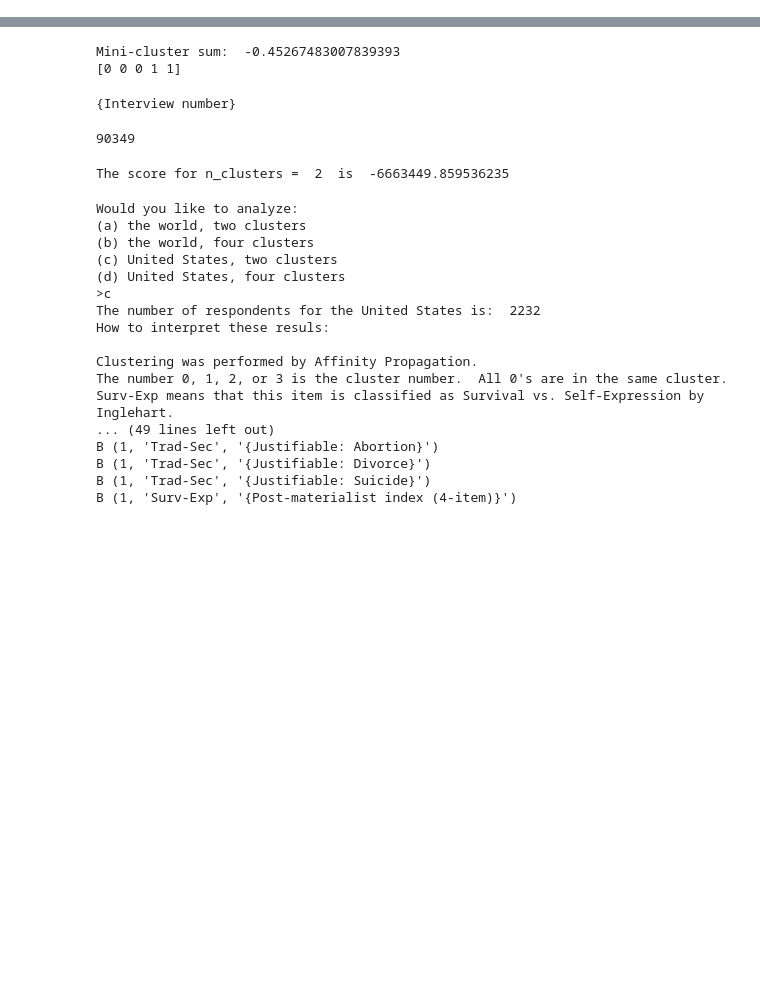
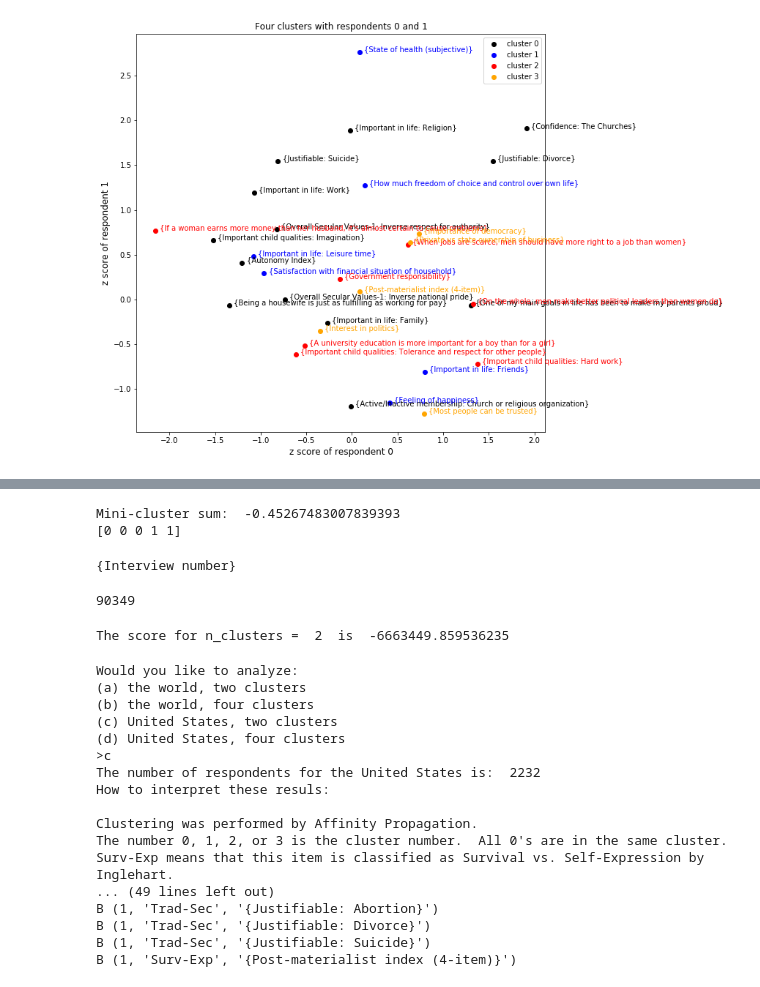
Before and after one commit to joshvonkorff/Project-1, a Jupyter notebook: WVS-1.ipynb, the cells around one changed output, grey strips where cells are left out. Drawn from its saved outputs; the diff is of its cells as text; code cells hidden in the pictures; blank space fills up the shorter version.

```diff
--- a/WVS-1.ipynb
+++ b/WVS-1.ipynb
@@ -74,7 +76,7 @@ def subcluster(X):
     check of the .sts specifications file to see whether that survey item
     had low numbers = most positive opinion or high numbers = most positive opinion
     '''
-    kmeans = KMeans(n_clusters=2)
+    kmeans = sklearn.cluster.KMeans(n_clusters=2)
     kmeans.fit(X)
     p = kmeans.predict(X)
     c = np.corrcoef([row for row in X])
@@ -141,7 +143,7 @@ def get_all_nums(bad_nums):
 
   # Group the two lists together.  Let's see if clustering can separate them again
   all_nums = trad_nums + surv_nums
-  return all_nums
+  return all_nums, trad_nums, surv_nums
 
 def get_zscore_matrix(df, numrows, all_nums):
   '''
@@ -213,7 +215,7 @@ numrows = len(df2.index)
 # min survey item = 4 because the first four items in the list are not really survey items
 bad_nums = find_bad_nums(df, numrows, threshold = 0.1, min = 4, max=numcols)
 
-all_nums = get_all_nums(bad_nums)
+all_nums, trad_nums, surv_nums = get_all_nums(bad_nums)
 
 all_nums.sort()
 
@@ -292,0 +303,35 @@ B (3, 'Surv-Exp', '{Post-materialist index (4-item)}')
+# %%
+import matplotlib.pyplot as plt
+
+%matplotlib inline
+
+def plot_pair_respondents(m, n, labels, matrix, spec_series, all_nums):
+  '''
+  Plot respondents m and n's z-scores
+  '''
+  clusterlist = [[a[0] for a in enumerate(labels) if a[1] == i] for i in range(0, 4)]
+
+  plt.figure(figsize=(10,10))
+
+  col = ['black', 'blue', 'red', 'orange']
+
+  for i, c in enumerate(clusterlist):
+    plt.plot(matrix[c,m], matrix[c,n], 'o', label = 'cluster ' + str(i), color = col[i])
+
+  plt.title("Four clusters with respondents " + str(m) + " and " + str(n))
+  plt.legend()
+  plt.xlabel("z score of respondent " + str(m), size='large')
+  plt.ylabel("z score of respondent " + str(n), size='large')
+
+  #print(clusterlist)
+  #print(spec_series[all_nums])
+
+  for c in enumerate(clusterlist):
+    for i in c[1]:
+      plt.annotate(spec_series.iloc[all_nums[i]], (matrix[i,m] + 0.05, matrix[i,n]), color = col[c[0]])
+
+  plt.savefig("respondents-" + str(m) + "-" + str(n) + ".jpg")
+
+plot_pair_respondents(0, 1, labels, X, spec_series, all_nums)
+# %% [output]
+[figure, added]
```
Also changed, not shown: parts of 6 cells of this notebook, 3 other files.
